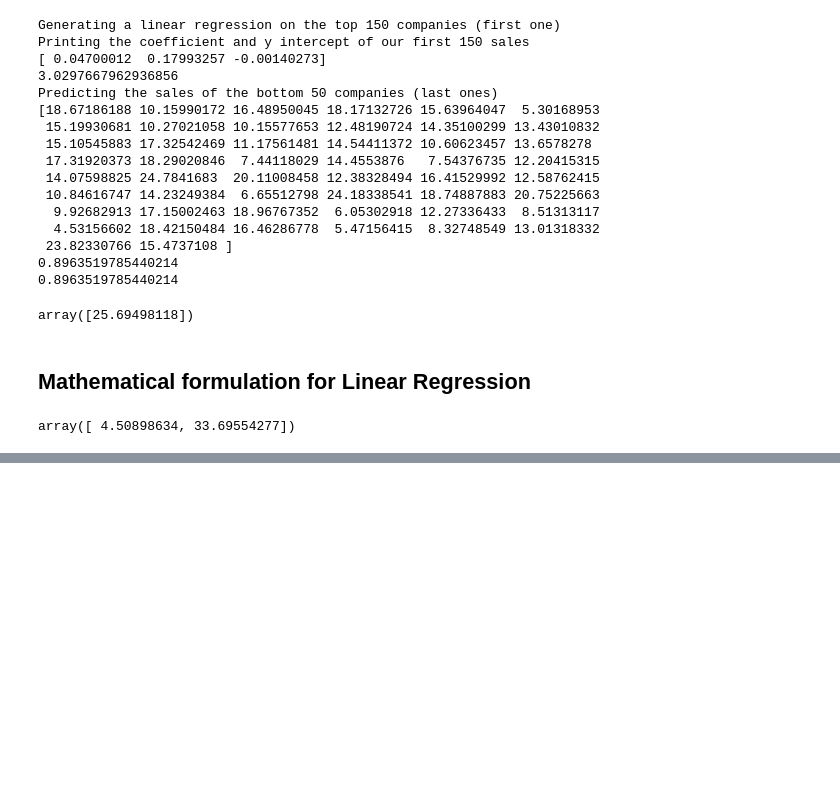
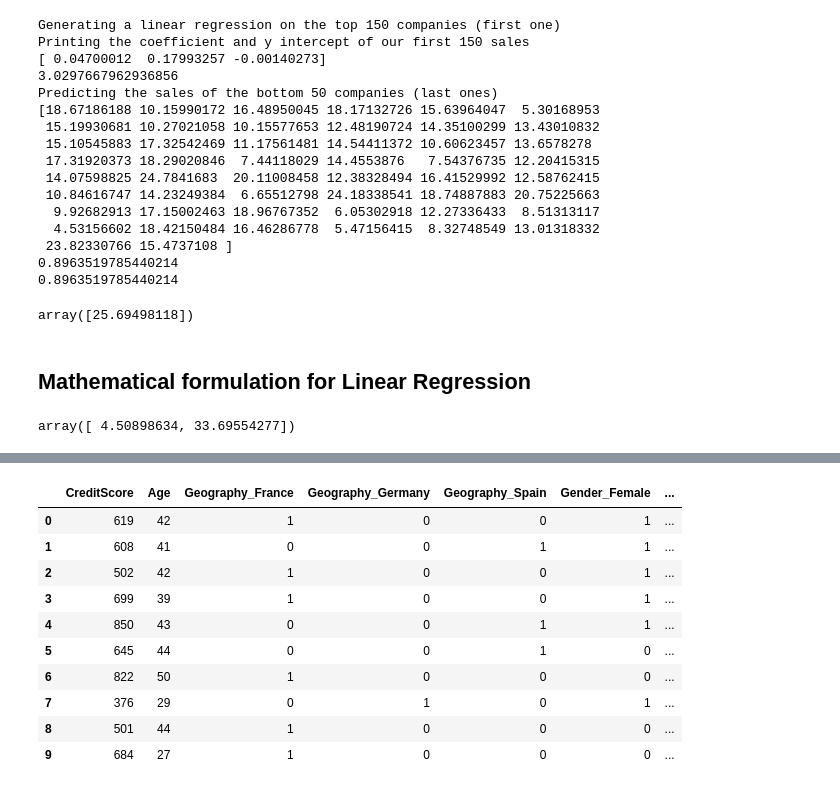
Before and after one commit to Make-School-Courses/DS-2.1-Machine-Learning, a Jupyter notebook: Notebooks/simple_learn_regression.ipynb, the cells around one changed output, grey strips where cells are left out. Saved outputs shown, nothing was run; the diff lists cells and outputs as text; code cells hidden in the pictures; blank space fills up the shorter version.

Commit message:
add label and onehot encoder

```diff
--- a/Notebooks/simple_learn_regression.ipynb
+++ b/Notebooks/simple_learn_regression.ipynb
@@ -210,0 +183,21 @@ print(X_minmax)
+# %%
+import pandas as pd
+from sklearn.preprocessing import LabelEncoder, OneHotEncoder
+
+df = pd.read_csv('Churn_Modelling.csv')
+
+print(df.head())
+print(df['Geography'].unique())
+X = df.iloc[:, 3:13].values
+y = df.iloc[:, 13].values
+
+print(X)
+print(X.shape)
+print(y)
+
+label_encoder_X_1 = LabelEncoder()
+X[:, 1] = label_encoder_X_1.fit_transform(X[:, 1])
+label_encoder_X_2 = LabelEncoder()
+X[:, 2] = label_encoder_X_2.fit_transform(X[:, 2])
+print(X)
+print(X.shape)
@@ -210,0 +258,16 @@ print(X_minmax)
+# %%
+X_sub = df[['CreditScore', 'Geography', 'Gender', 'Age']]
+# %%
+pd.get_dummies(X_sub).head(10)
+# %% [output]
+|  | CreditScore | Age | Geography_France | Geography_Germany | Geography_Spain | Gender_Female | ... |
+| 0 | 619 | 42 | 1 | 0 | 0 | 1 | ... |
+| 1 | 608 | 41 | 0 | 0 | 1 | 1 | ... |
+| 2 | 502 | 42 | 1 | 0 | 0 | 1 | ... |
+| 3 | 699 | 39 | 1 | 0 | 0 | 1 | ... |
+| 4 | 850 | 43 | 0 | 0 | 1 | 1 | ... |
+| 5 | 645 | 44 | 0 | 0 | 1 | 0 | ... |
+| 6 | 822 | 50 | 1 | 0 | 0 | 0 | ... |
+| 7 | 376 | 29 | 0 | 1 | 0 | 1 | ... |
+| 8 | 501 | 44 | 1 | 0 | 0 | 0 | ... |
+| 9 | 684 | 27 | 1 | 0 | 0 | 0 | ... |
```
Also changed, not shown: parts of 15 cells of this notebook, 2 other files.
